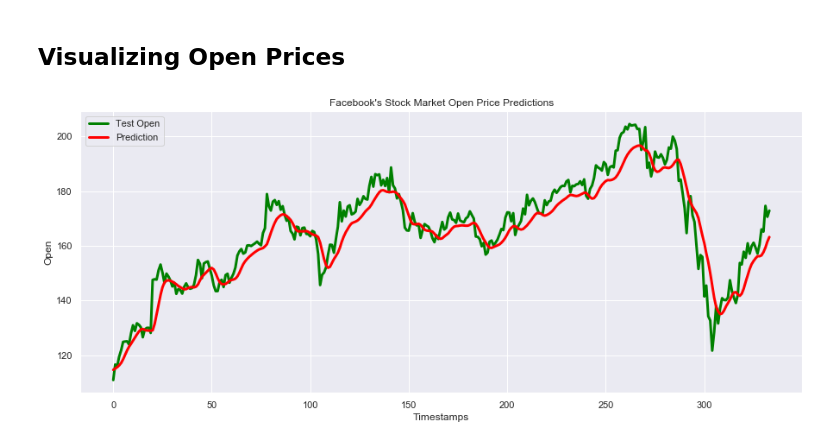
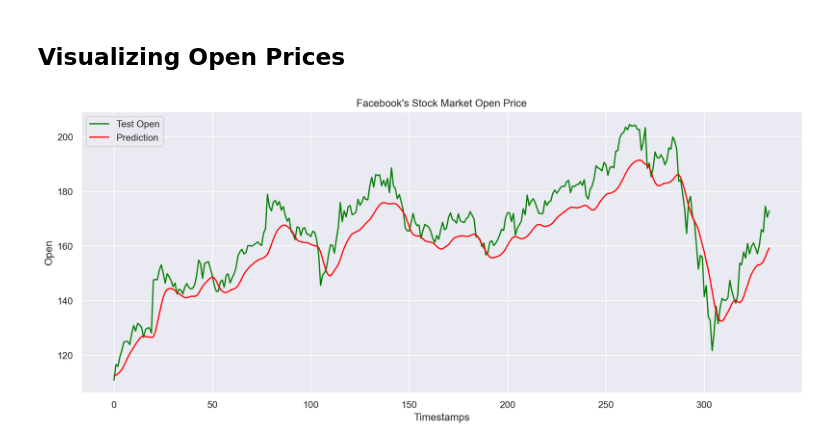
Before and after one commit to rooneyrulz/facebook_stock_prediction, a Jupyter notebook: Prediction.ipynb, the cells around one changed output. Drawn from its saved outputs; the diff is of its cells as text; code cells hidden in the pictures.

```diff
--- a/Prediction.ipynb
+++ b/Prediction.ipynb
@@ -38,14 +36,13 @@ dtype: bool
 # %%
 # Visualizing The Data
-sns.set(style='darkgrid')
-plt.figure(figsize=(15, 6))
+plt.figure(figsize=(12, 5), dpi=200)
 
 plt.title("Facebook's Stock Market")
 plt.xlabel('Date')
 plt.ylabel('Prices')
 
-plt.plot(data['Open'], label='Open', linewidth=3, color='red')
-plt.plot(data['Close'], label='Close', linewidth=3, color='blue')
+plt.plot(data['Open'], label='Open', color='green')
+plt.plot(data['Close'], label='Close', color='red')
 
 plt.legend()
 plt.show()
@@ -54,14 +51,13 @@ plt.show()
 # %%
 # Visualizing The Data
-sns.set(style='darkgrid')
-plt.figure(figsize=(15, 6))
+plt.figure(figsize=(12, 5), dpi=200)
 
 plt.title("Facebook's Stock Market")
 plt.xlabel('Date')
 plt.ylabel('Prices')
 
-plt.plot(data['High'], label='High', linewidth=3, color='purple')
-plt.plot(data['Low'], label='Low', linewidth=3, color='green')
+plt.plot(data['High'], label='High', color='blue')
+plt.plot(data['Low'], label='Low', color='purple')
 
 plt.legend()
 plt.show()
@@ -299,6 +254,6 @@ loss
 # %%
 # Load The Model
-model = keras.models.load_model('fb_stock_predictor')
+model = keras.models.load_model('fb_stock_predictor_3.h5')
 # %%
 # Make Predictions
 predictions = model.predict(X_test)
@@ -358,20 +304,20 @@ new_open_df
 # %%
 # Visualizing The Open Prices
 sns.set(style='darkgrid')
-plt.figure(figsize=(15, 6))
+plt.figure(figsize=(15, 6), dpi=200)
 
-plt.title("Facebook's Stock Market Open Price Predictions")
+plt.title("Facebook's Stock Market Open Price")
 plt.xlabel('Timestamps')
 plt.ylabel('Open')
 
-plt.plot(new_open_df['Actual Open'], linewidth=3, color='green')
-plt.plot(new_open_df['Predicted Open'], linewidth=3, color='red')
+plt.plot(new_open_df['Actual Open'], color='green')
+plt.plot(new_open_df['Predicted Open'], color='red')
 
 plt.legend(['Test Open', 'Prediction'], loc='upper left')
-plt.savefig('facebook_stock_prediction_1.png', dpi=100)
+plt.savefig('facebook_stock_prediction_open_3.png', dpi=200)
 plt.show()
 # %% [output]
-[figure, old version]
+[figure, new version]
 # %%
 # Create The DataFrame For Actual_Close VS Predicted_Close
 new_close_df = pd.DataFrame({"Actual Close": actual_close, "Predicted Close": predicted_close})
```
Also changed, not shown: parts of 28 cells of this notebook, 8 other files.
